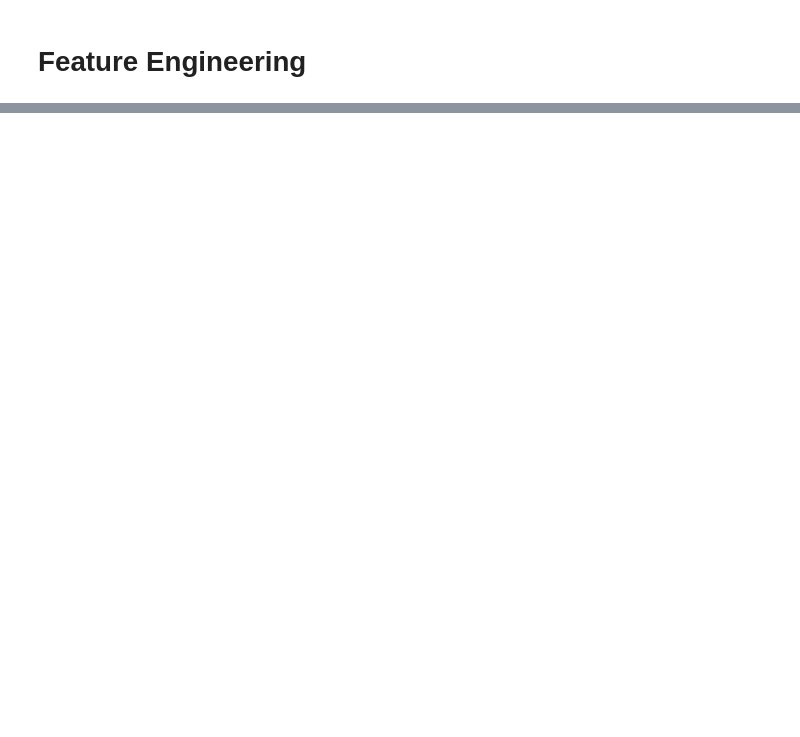
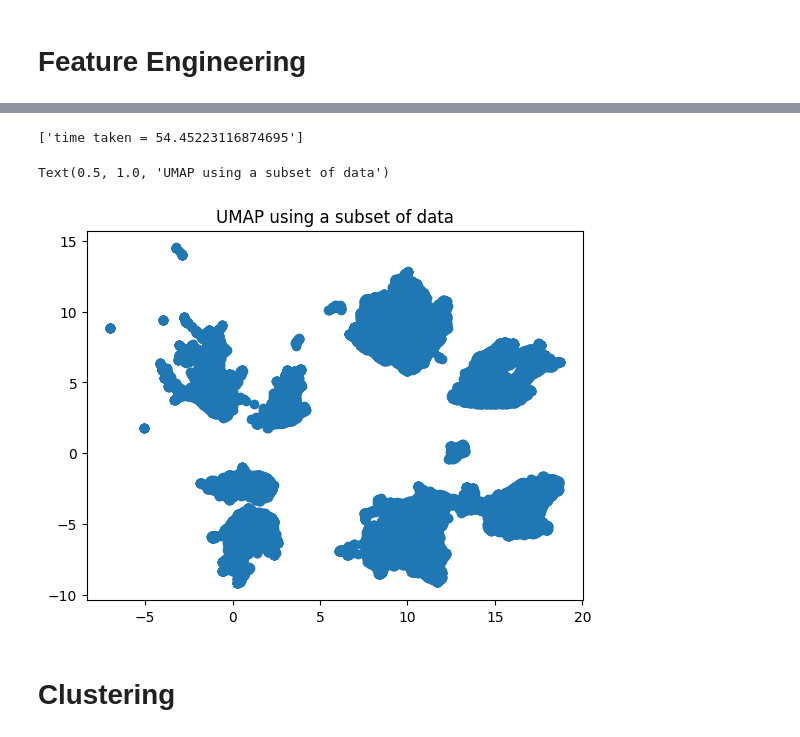
Before and after one commit to madhavpro3/DSML_casestudies, a Jupyter notebook: clustering.ipynb, the cells around one changed output, grey strips where cells are left out. Saved outputs shown, nothing was run; the diff lists cells and outputs as text; code cells hidden in the pictures; blank space fills up the shorter version.

```diff
--- a/clustering.ipynb
+++ b/clustering.ipynb
@@ -353,0 +426,13 @@ df.to_pickle('/content/gdrive/My Drive/Colab Notebooks/clustering_pkl.pkl')
+# %%
+start=time.time()
+umap_components=umap.UMAP().fit_transform(X_sm)
+print(['time taken = '+str(time.time()-start)])
+
+plt.scatter(umap_components[:,0],umap_components[:,1])
+plt.title('UMAP using a subset of data')
+# %% [output]
+['time taken = 54.45223116874695']
+Text(0.5, 1.0, 'UMAP using a subset of data')
+[figure, added]
+# %% [markdown]
+# Clustering
```
Also changed, not shown: parts of 58 cells of this notebook.
